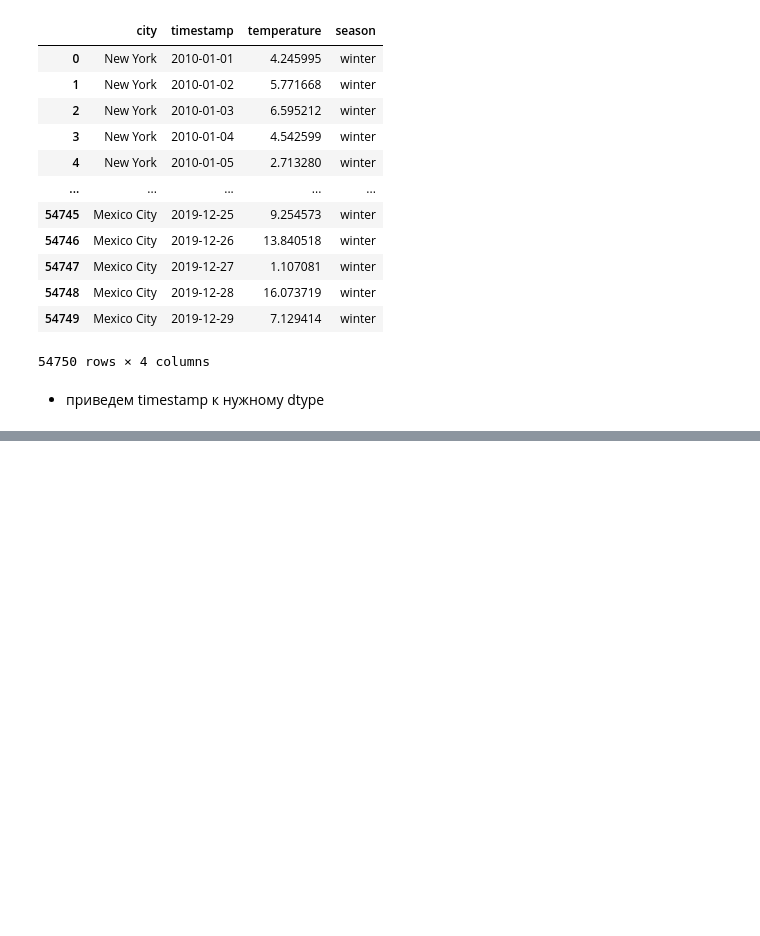
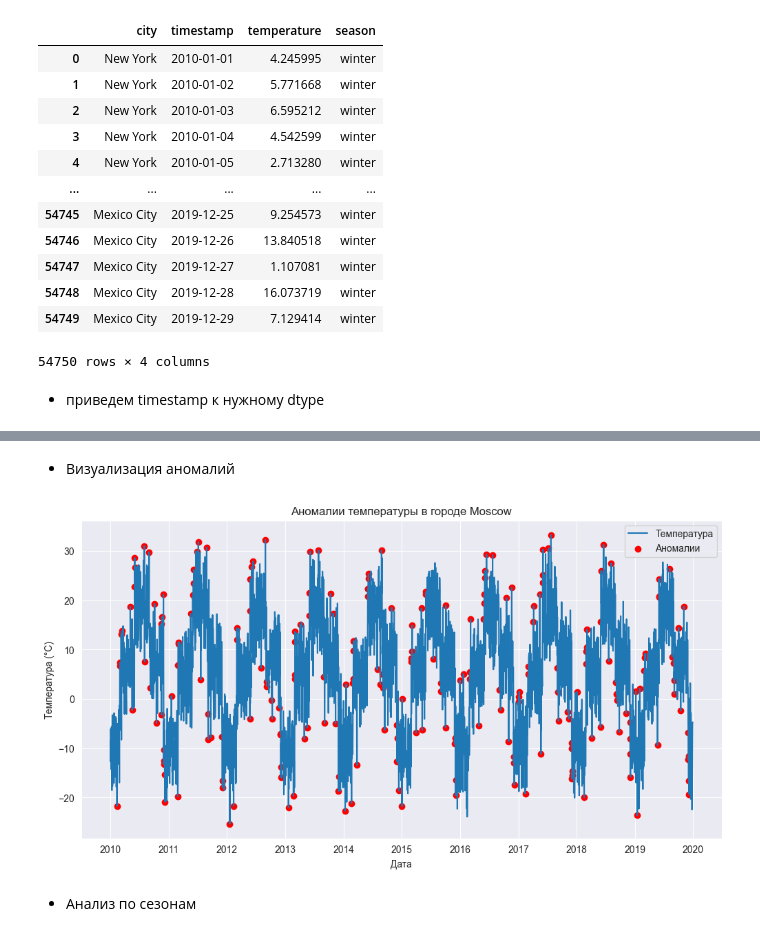
Before and after one commit to nikfilonenko/data_analysis_app_weatherAPI, a Jupyter notebook: app/notebooks/data_analysis.ipynb, the cells around one changed output, grey strips where cells are left out. Cells and saved outputs as stored; diff of their text form; code cells hidden in the pictures; blank space fills up the shorter version.

```diff
--- a/app/notebooks/data_analysis.ipynb
+++ b/app/notebooks/data_analysis.ipynb
@@ -72,0 +249,6 @@ df = df.merge(seasonal_stats, on=['city', 'season'])
+# %%
+city_data['anomaly'] = np.where(
+    (city_data['temperature'] > city_data['rolling_mean'] + 2 * city_data['rolling_std']) |
+    (city_data['temperature'] < city_data['rolling_mean'] - 2 * city_data['rolling_std']),
+    1, 0
+)
@@ -72,0 +271,17 @@ df = df.merge(seasonal_stats, on=['city', 'season'])
+# %% [markdown]
+- Визуализация аномалий
+# %%
+plt.figure(figsize=(12, 6))
+plt.plot(city_data.index, city_data['temperature'], label='Температура')
+plt.scatter(city_data.index[city_data['anomaly'] == 1],
+            city_data['temperature'][city_data['anomaly'] == 1],
+            color='red', label='Аномалии')
+plt.title(f"Аномалии температуры в городе {city}")
+plt.xlabel("Дата")
+plt.ylabel("Температура (°C)")
+plt.legend()
+plt.show()
+# %% [output]
+[figure, added]
+# %% [markdown]
+- Анализ по сезонам
```
Also changed, not shown: parts of 46 cells of this notebook, 5 other files.
